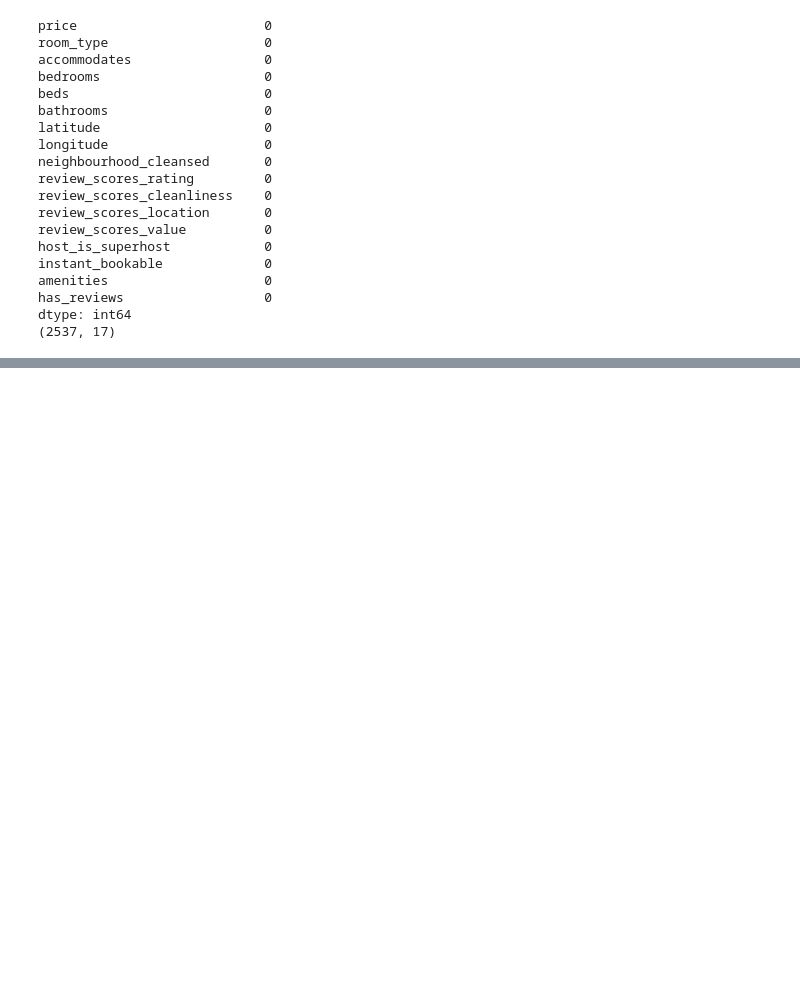
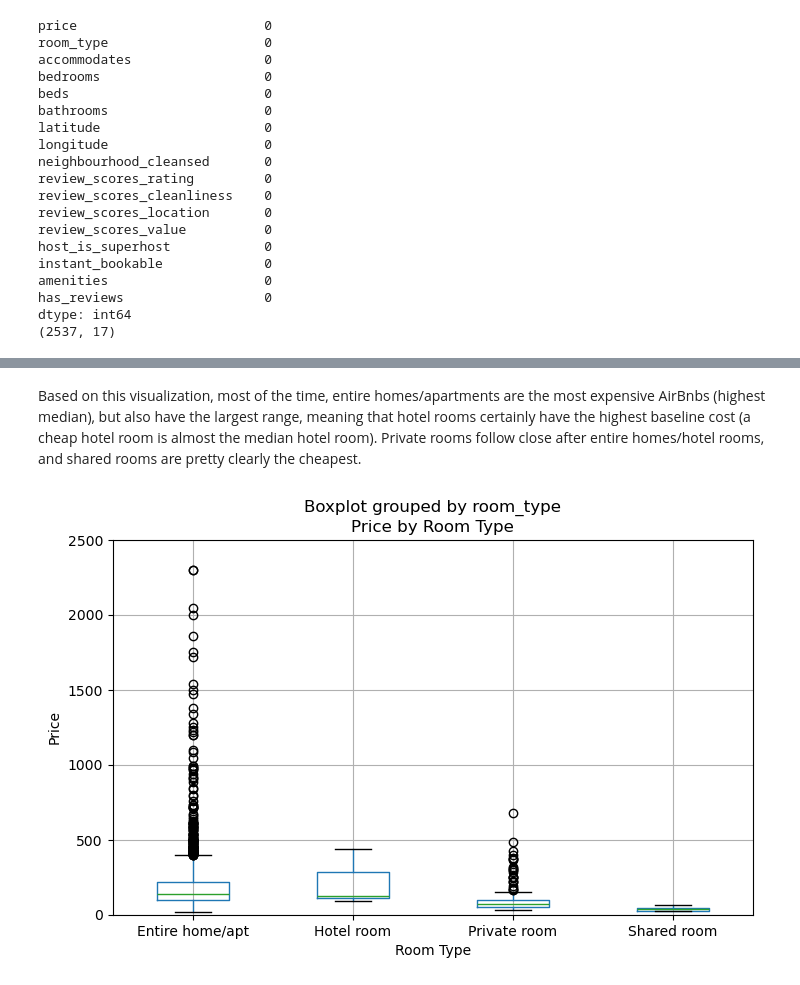
Before and after one commit to nicholaslevine/asheville-tourism, a Jupyter notebook: notebooks/analytics.ipynb, the cells around one changed output, grey strips where cells are left out. Saved outputs shown, nothing was run; the diff lists cells and outputs as text; code cells hidden in the pictures; blank space fills up the shorter version.

```diff
--- a/notebooks/analytics.ipynb
+++ b/notebooks/analytics.ipynb
@@ -147,0 +238,13 @@ df["amenities_count"] = df["amenities"].apply(lambda x: len(str(x).split(",")))
+# %% [markdown]
+Based on this visualization, most of the time, entire homes/apartments are the most expensive AirBnbs (highest median), but also have the largest range, meaning that hotel rooms certainly have the highest baseline cost (a cheap hotel room is almost the median hotel room). Private rooms follow close after entire homes/hotel rooms, and shared rooms are pretty clearly the cheapest.
+# %%
+#adding another visualization with limited x_axis just for a better visualization
+#here you can clearly see the massively high prices somewhat common in entire home airbnbs
+df.boxplot(column="price", by="room_type", figsize=(8,5))
+plt.title("Price by Room Type")
+plt.ylim(0, 2500)
+plt.xlabel("Room Type")
+plt.ylabel("Price")
+plt.show()
+# %% [output]
+[figure, added]
```
Also changed, not shown: parts of 13 cells of this notebook.
